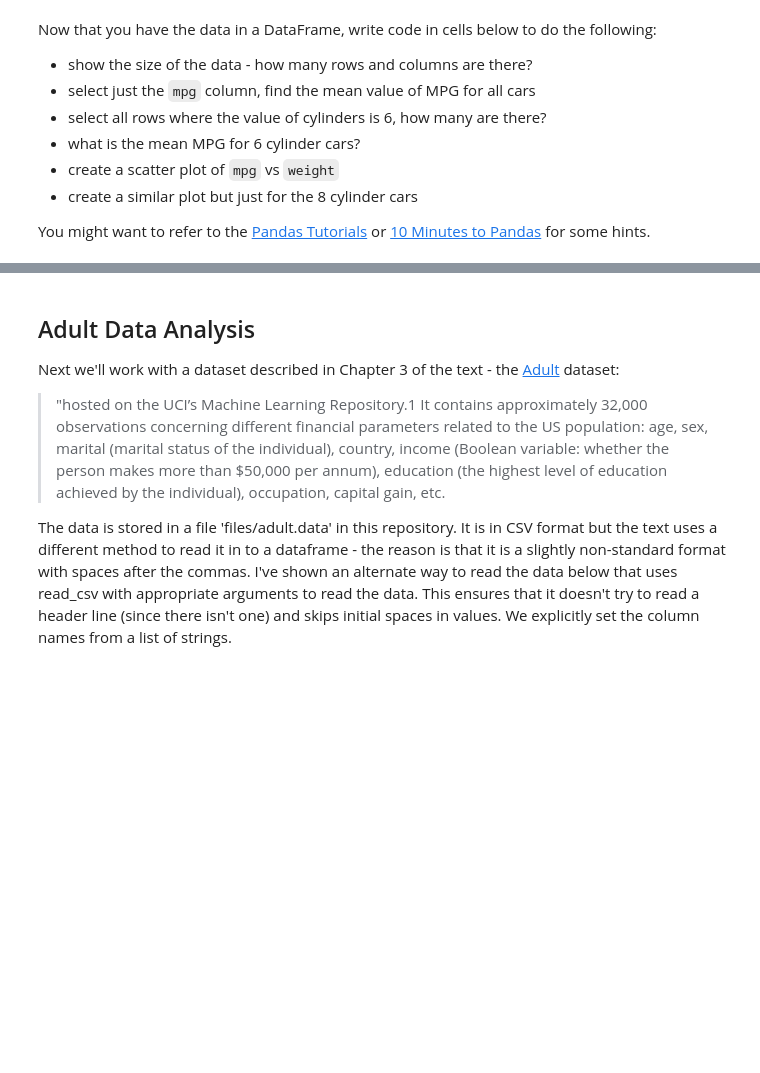
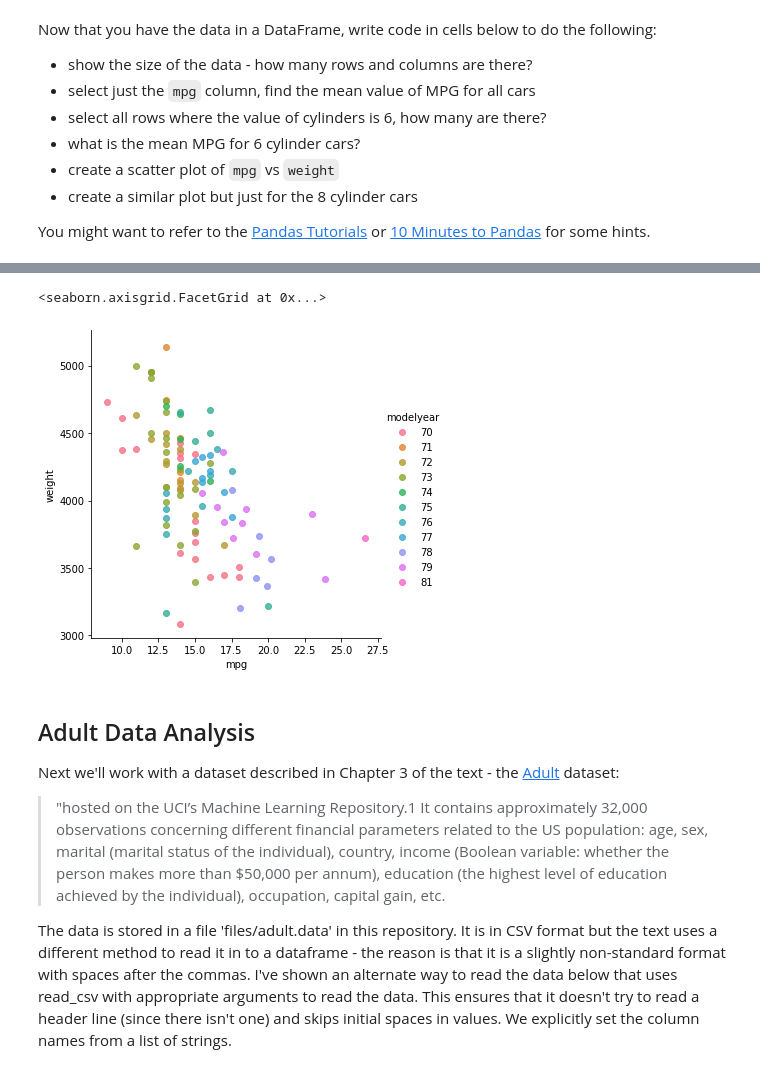
Before and after one commit to BinaryPogs/COMP257-Exercises, a Jupyter notebook: COMP257 Week 3.ipynb, the cells around one changed output, grey strips where cells are left out. Drawn from its saved outputs; the diff is of its cells as text; code cells hidden in the pictures; blank space fills up the shorter version.

```diff
--- a/COMP257 Week 3.ipynb
+++ b/COMP257 Week 3.ipynb
@@ -46,3 +61,9 @@ len(columns)
+# %%
+cyl_8 = auto[auto['cylinders']==8]
+sns.lmplot(x='mpg',y='weight',data=cyl_8,fit_reg=False, hue='modelyear')
+# %% [output]
+<seaborn.axisgrid.FacetGrid at 0x...>
+[figure, added]
 # %% [markdown]
 ## Adult Data Analysis
 
```
Also changed, not shown: parts of 6 cells of this notebook.
